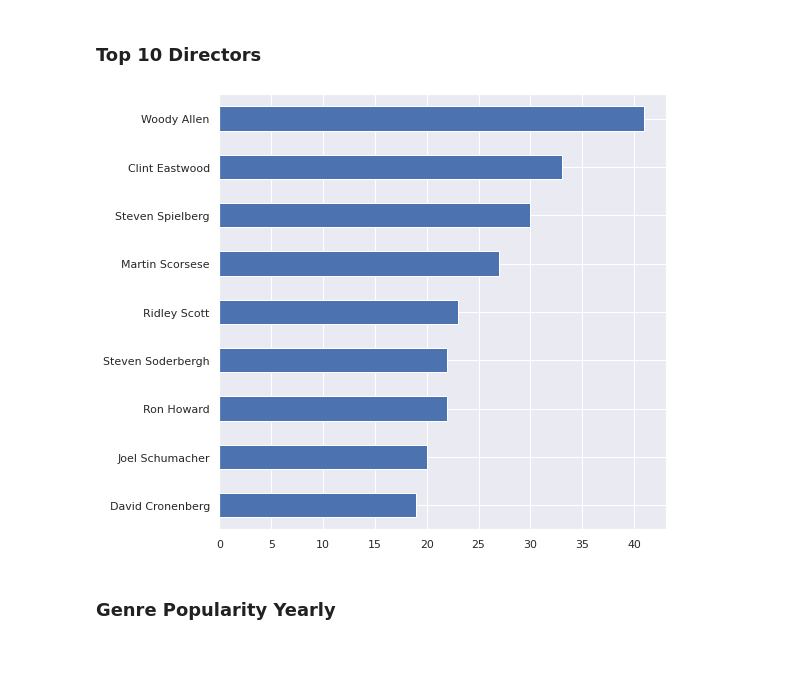
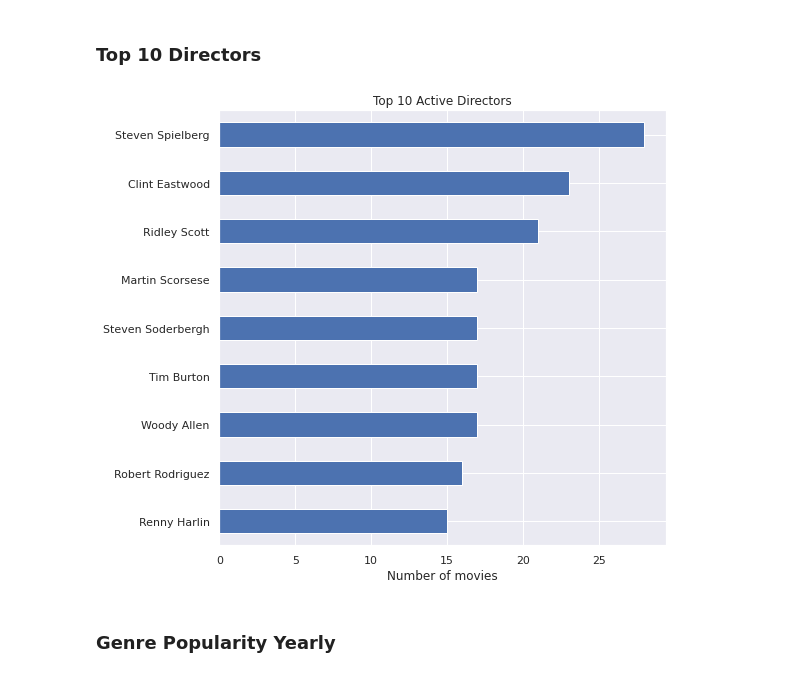
Before and after one commit to omargaber/TMDB-Investigation-Report, a Jupyter notebook: TMDB Investigation Report.ipynb, the cells around one changed output. Cells and saved outputs as stored; diff of their text form; code cells hidden in the pictures.

```diff
--- a/TMDB Investigation Report.ipynb
+++ b/TMDB Investigation Report.ipynb
@@ -126,3 +129,7 @@ sum(dataset.duplicated())
+# %%
+dataset = dataset[dataset.budget != 0]
+# %%
+dataset = dataset[dataset.revenue != 0]
 # %% [markdown]
 Now we need to reset our index since dropping rows can mess up and skip numbers in our index.
 # %%
@@ -228,9 +235,9 @@ top_10.plot(x='original_title', y='popularity', kind='barh', figsize=(8,8));
 # %%
 director_movie_count = pd.Series(dataset['director'].str.cat(sep='|').split('|')).value_counts()
 # %%
-director_movie_count[0:9][::-1].plot(kind='barh', figsize=(8,8));
+director_movie_count[0:9][::-1].plot(kind='barh', figsize=(8,8), title="Top 10 Active Directors").set_xlabel("Number of movies");
 # %% [output]
-[figure, old version]
+[figure, new version]
 # %% [markdown]
 ### Genre Popularity Yearly
 # %% [markdown]
```
Also changed, not shown: parts of 13 cells of this notebook.
